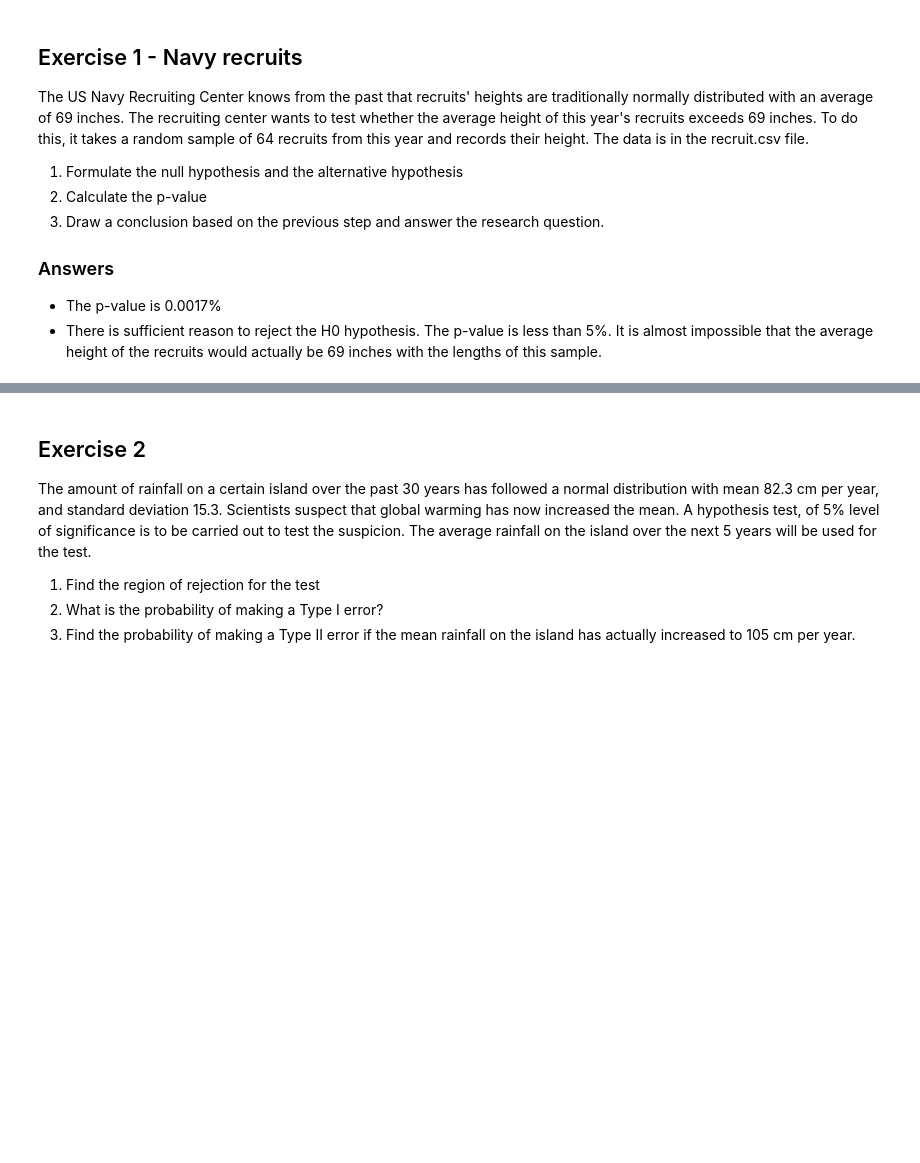
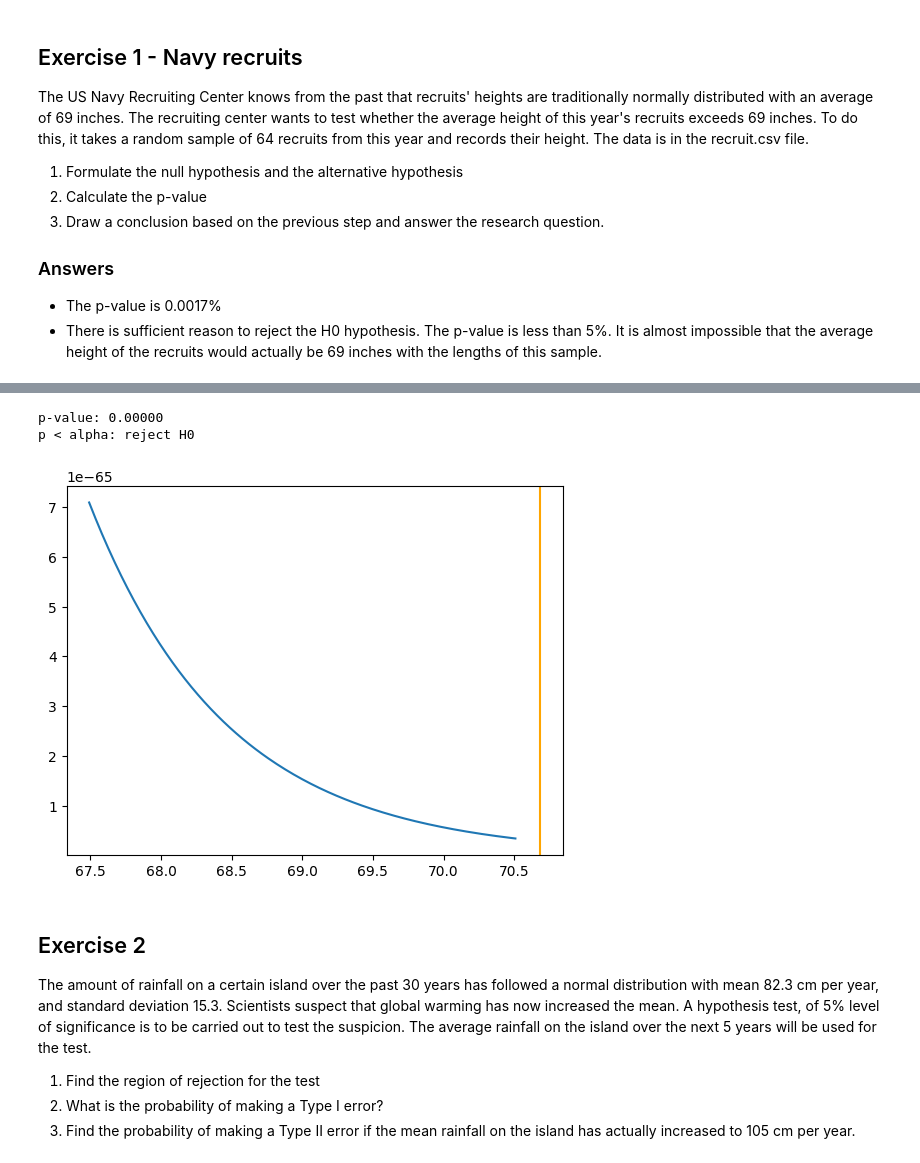
Before and after one commit to BrentVervaet/dsai-labs-bv, a Jupyter notebook: 3-central-limit-testing/lab-3.04-hypothesis-testing.ipynb, the cells around one changed output, grey strips where cells are left out. Drawn from its saved outputs; the diff is of its cells as text; code cells hidden in the pictures; blank space fills up the shorter version.

```diff
--- a/3-central-limit-testing/lab-3.04-hypothesis-testing.ipynb
+++ b/3-central-limit-testing/lab-3.04-hypothesis-testing.ipynb
@@ -23,7 +23,12 @@ The US Navy Recruiting Center knows from the past that recruits' heights are tra
 - The p-value is 0.0017%
 - There is sufficient reason to reject the H0 hypothesis. The p-value is less than 5%. It is almost impossible that the average height of the recruits would actually be 69 inches with the lengths of this sample.
 # %%
-df = pd.read_csv('https://raw.githubusercontent.com/HoGentTIN/dsai-labs/main/data/recruten.csv',
+navy = pd.read_csv('https://raw.githubusercontent.com/HoGentTIN/dsai-labs/main/data/recruten.csv',
     sep=";", decimal=",")
-df.head()
+navy.head()
+
+navy_h = navy['Height']
+print(navy_h.mean())
+print(navy_h.std())
+print(navy_h.count())
 # %% [output]
@@ -36,3 +49,36 @@ df.head()
+# %%
+
+# Properties of the sample:
+n = navy_h.count()            # Sample size
+mu = 69
+sigma = navy_h.std()      # (Hypothetical) population mean
+m_sample = navy_h.mean()    # Sample mean
+s_sample = sigma/n**0.5 # Sample standard deviation
+
+# X-values
+dist_x = np.linspace(mu - 4 * s_sample, mu + 4 * s_sample, num=201)
+# Y-values for drawing the Gauss curve
+dist_y = stats.t.pdf(dist_x, mu, s_sample)
+# Plot the Gauss-curve
+plt.plot(dist_x, dist_y)
+
+# Fill the area left of x
+#plt.fill_between(dist_x, 0, dist_y, where=(dist_x <= m_sample), color='lightblue')
+# Show the mean with an orange line
+plt.axvline(m_sample, color="orange");
+
+alpha = 0.05 # Significance level chosen by the researcher
+p = stats.norm.sf(m_sample, loc=mu, scale=s_sample)
+
+print("p-value: %.5f" % p)
+if(p < alpha):
+    print("p < alpha: reject H0")
+else:
+    print("p > alpha: do not reject H0")
+# %% [output]
+p-value: 0.00000
+p < alpha: reject H0
+[figure, added]
 # %% [markdown]
 ## Exercise 2
 
```
Also changed, not shown: parts of 2 cells of this notebook.
